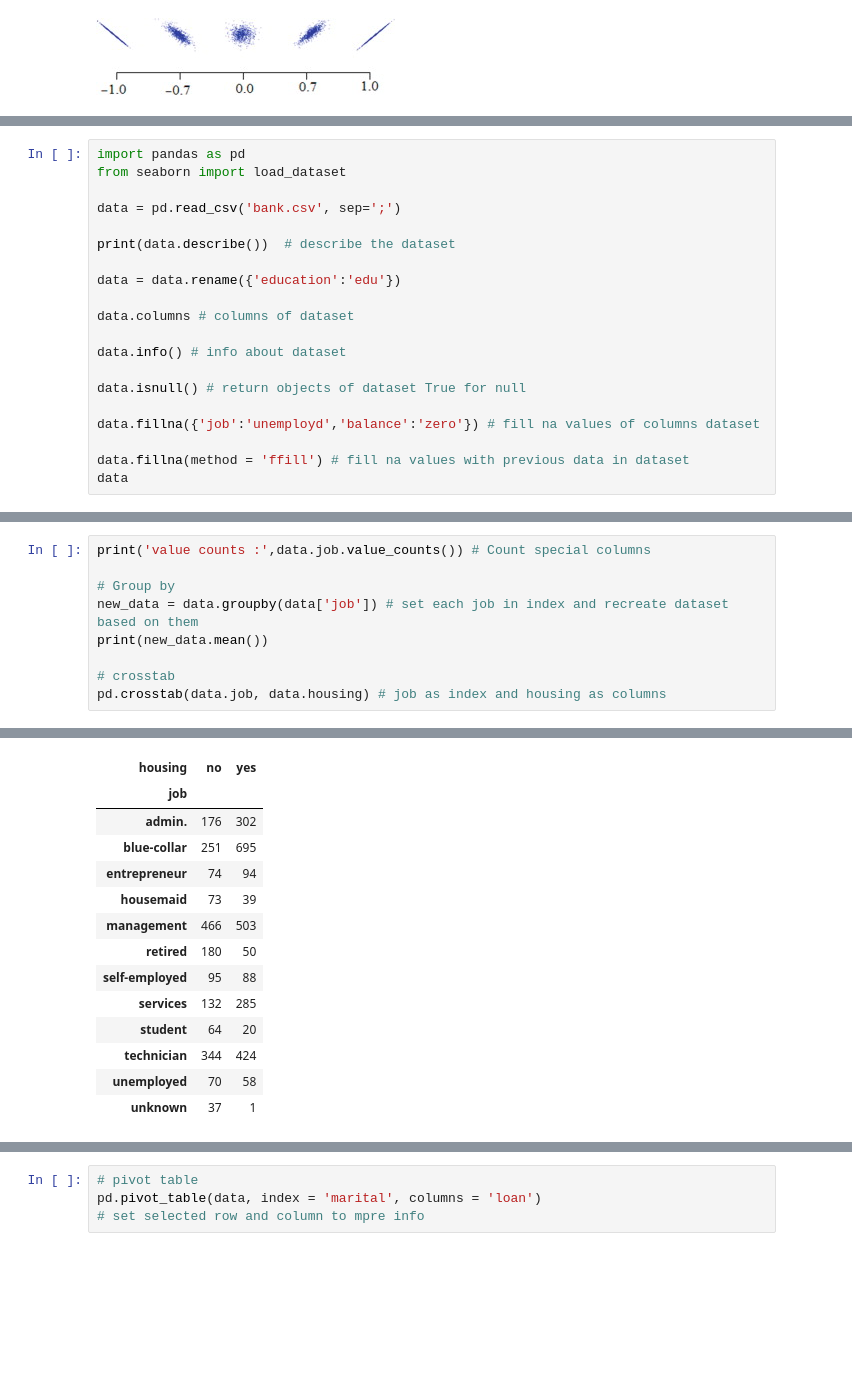
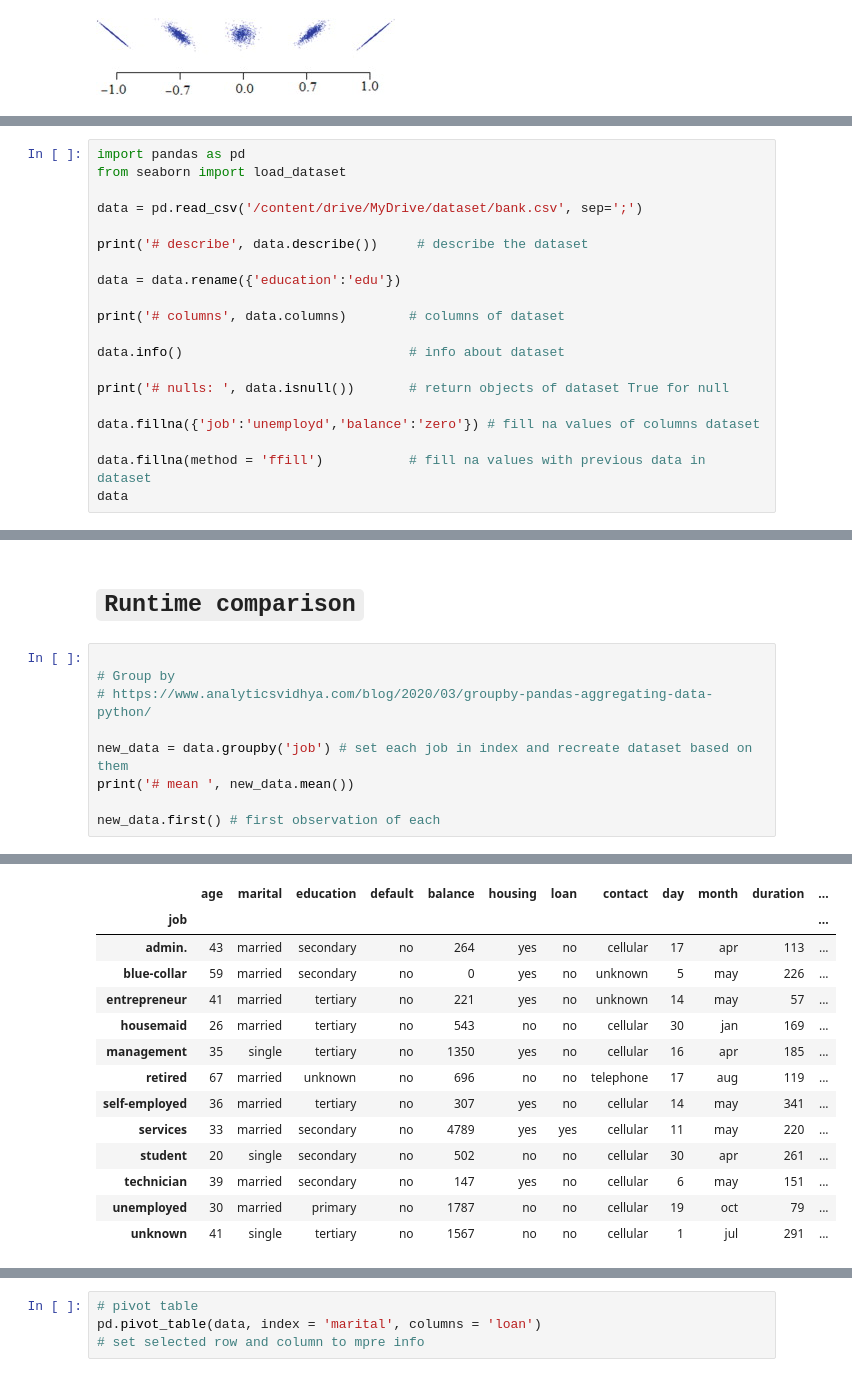
Before and after one commit to hsargoli/MyWorks, a Jupyter notebook: datascience_0_pandasNumpyScipy.ipynb, the cells around one changed output, grey strips where cells are left out. Saved outputs shown, nothing was run; the diff lists cells and outputs as text; blank space fills up the shorter version.

```diff
--- a/datascience_0_pandasNumpyScipy.ipynb
+++ b/datascience_0_pandasNumpyScipy.ipynb
@@ -317,20 +380,20 @@ Max: 133.0
 import pandas as pd
 from seaborn import load_dataset
 
-data = pd.read_csv('bank.csv', sep=';')
+data = pd.read_csv('/content/drive/MyDrive/dataset/bank.csv', sep=';')
 
-print(data.describe())  # describe the dataset
+print('# describe', data.describe())     # describe the dataset
 
 data = data.rename({'education':'edu'})
 
-data.columns # columns of dataset
+print('# columns', data.columns)        # columns of dataset
 
-data.info() # info about dataset
+data.info()                             # info about dataset
 
-data.isnull() # return objects of dataset True for null
+print('# nulls: ', data.isnull())       # return objects of dataset True for null
 
 data.fillna({'job':'unemployd','balance':'zero'}) # fill na values of columns dataset
 
-data.fillna(method = 'ffill') # fill na values with previous data in dataset
+data.fillna(method = 'ffill')           # fill na values with previous data in dataset
 data
 # %% [output]
@@ -372,10 +485,12 @@ data.reset_index(drop = True, inplace = True) # reset index and drop previous in
+# %% [markdown]
+# `Runtime comparison`
 # %%
-print('value counts :',data.job.value_counts()) # Count special columns
 
 # Group by
-new_data = data.groupby(data['job']) # set each job in index and recreate dataset based on them
-print(new_data.mean())
+# https://www.analyticsvidhya.com/blog/2020/03/groupby-pandas-aggregating-data-python/
 
-# crosstab
-pd.crosstab(data.job, data.housing) # job as index and housing as columns
+new_data = data.groupby('job') # set each job in index and recreate dataset based on them
+print('# mean ', new_data.mean())
+
+new_data.first() # first observation of each
 # %% [output]
@@ -395,18 +510,18 @@ unknown           38
 student        45.714286  0.964286
 technician     39.265625  0.576823
 unemployed     36.625000  0.484375
 unknown        36.236842  0.500000
-| housing | no | yes |
-| job |  |  |
-| admin. | 176 | 302 |
-| blue-collar | 251 | 695 |
-| entrepreneur | 74 | 94 |
-| housemaid | 73 | 39 |
-| management | 466 | 503 |
-| retired | 180 | 50 |
-| self-employed | 95 | 88 |
-| services | 132 | 285 |
-| student | 64 | 20 |
-| technician | 344 | 424 |
-| unemployed | 70 | 58 |
-| unknown | 37 | 1 |
+|  | age | marital | education | default | balance | housing | loan | contact | day | month | duration | ... |
+| job |  |  |  |  |  |  |  |  |  |  |  | ... |
+| admin. | 43 | married | secondary | no | 264 | yes | no | cellular | 17 | apr | 113 | ... |
+| blue-collar | 59 | married | secondary | no | 0 | yes | no | unknown | 5 | may | 226 | ... |
+| entrepreneur | 41 | married | tertiary | no | 221 | yes | no | unknown | 14 | may | 57 | ... |
+| housemaid | 26 | married | tertiary | no | 543 | no | no | cellular | 30 | jan | 169 | ... |
+| management | 35 | single | tertiary | no | 1350 | yes | no | cellular | 16 | apr | 185 | ... |
+| retired | 67 | married | unknown | no | 696 | no | no | telephone | 17 | aug | 119 | ... |
+| self-employed | 36 | married | tertiary | no | 307 | yes | no | cellular | 14 | may | 341 | ... |
+| services | 33 | married | secondary | no | 4789 | yes | yes | cellular | 11 | may | 220 | ... |
+| student | 20 | single | secondary | no | 502 | no | no | cellular | 30 | apr | 261 | ... |
+| technician | 39 | married | secondary | no | 147 | yes | no | cellular | 6 | may | 151 | ... |
+| unemployed | 30 | married | primary | no | 1787 | no | no | cellular | 19 | oct | 79 | ... |
+| unknown | 41 | single | tertiary | no | 1567 | no | no | cellular | 1 | jul | 291 | ... |
```
Also changed, not shown: parts of 35 cells of this notebook.
